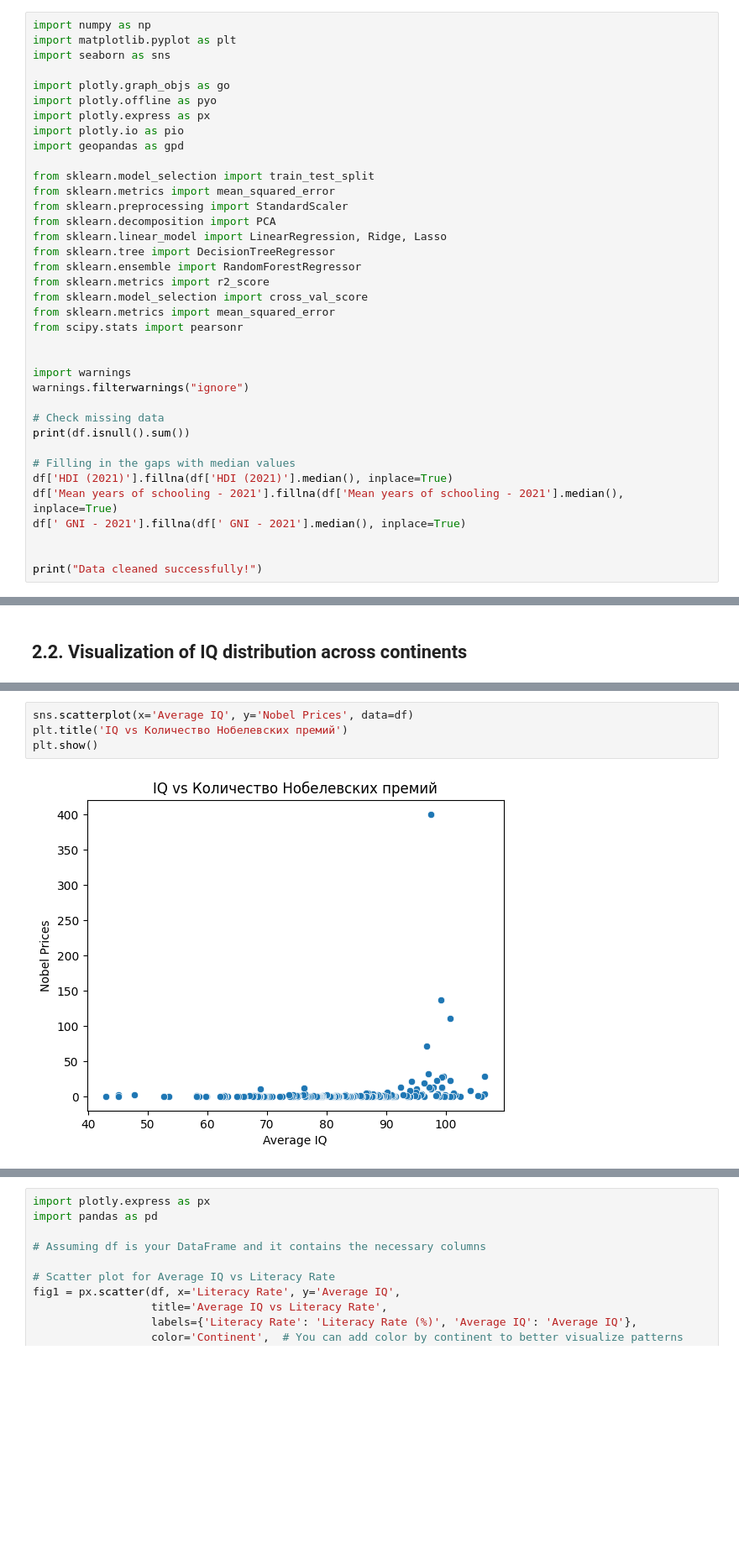
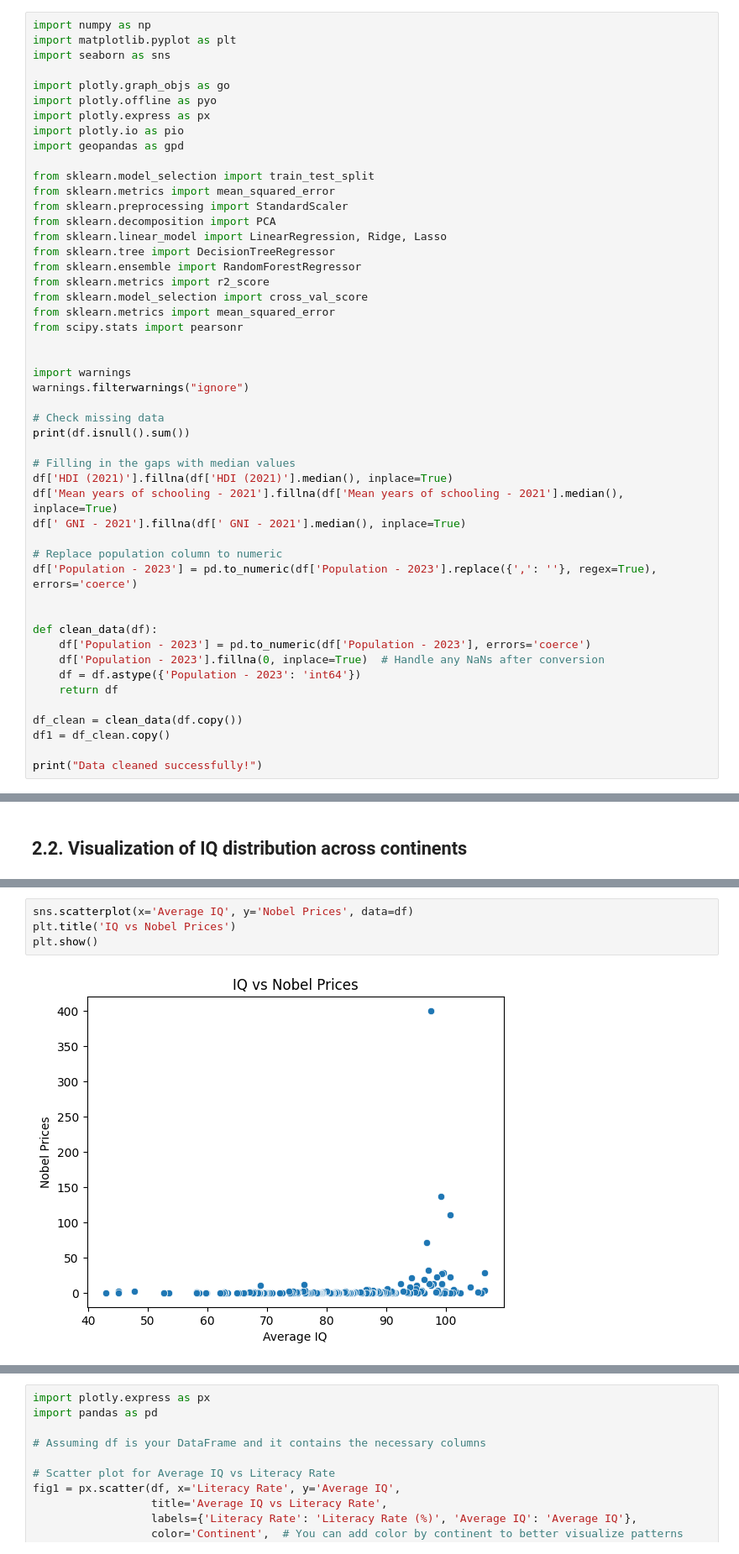
Before and after one commit to Galyna-S/capstone_project, a Jupyter notebook: project2.ipynb, the cells around one changed output, grey strips where cells are left out. Shown at 84% size. Drawn from its saved outputs; the diff is of its cells as text; blank space fills up the shorter version.

Commit message:
Build basic visualisation

```diff
--- a/project2.ipynb
+++ b/project2.ipynb
@@ -93,6 +85,18 @@ df['HDI (2021)'].fillna(df['HDI (2021)'].median(), inplace=True)
 df['Mean years of schooling - 2021'].fillna(df['Mean years of schooling - 2021'].median(), inplace=True)
 df[' GNI - 2021'].fillna(df[' GNI - 2021'].median(), inplace=True)
 
+# Replace population column to numeric
+df['Population - 2023'] = pd.to_numeric(df['Population - 2023'].replace({',': ''}, regex=True), errors='coerce')
+
+
+def clean_data(df):
+    df['Population - 2023'] = pd.to_numeric(df['Population - 2023'], errors='coerce')
+    df['Population - 2023'].fillna(0, inplace=True)  # Handle any NaNs after conversion
+    df = df.astype({'Population - 2023': 'int64'})
+    return df
+
+df_clean = clean_data(df.copy())
+df1 = df_clean.copy()
 
 print("Data cleaned successfully!")
 # %% [output]
@@ -175,6 +192,6 @@ plt.show()
 # %%
 sns.scatterplot(x='Average IQ', y='Nobel Prices', data=df)
-plt.title('IQ vs Количество Нобелевских премий')
+plt.title('IQ vs Nobel Prices')
 plt.show()
 # %% [output]
-[figure, old version]
+[figure, new version]
```
Also changed, not shown: parts of 17 cells of this notebook.
